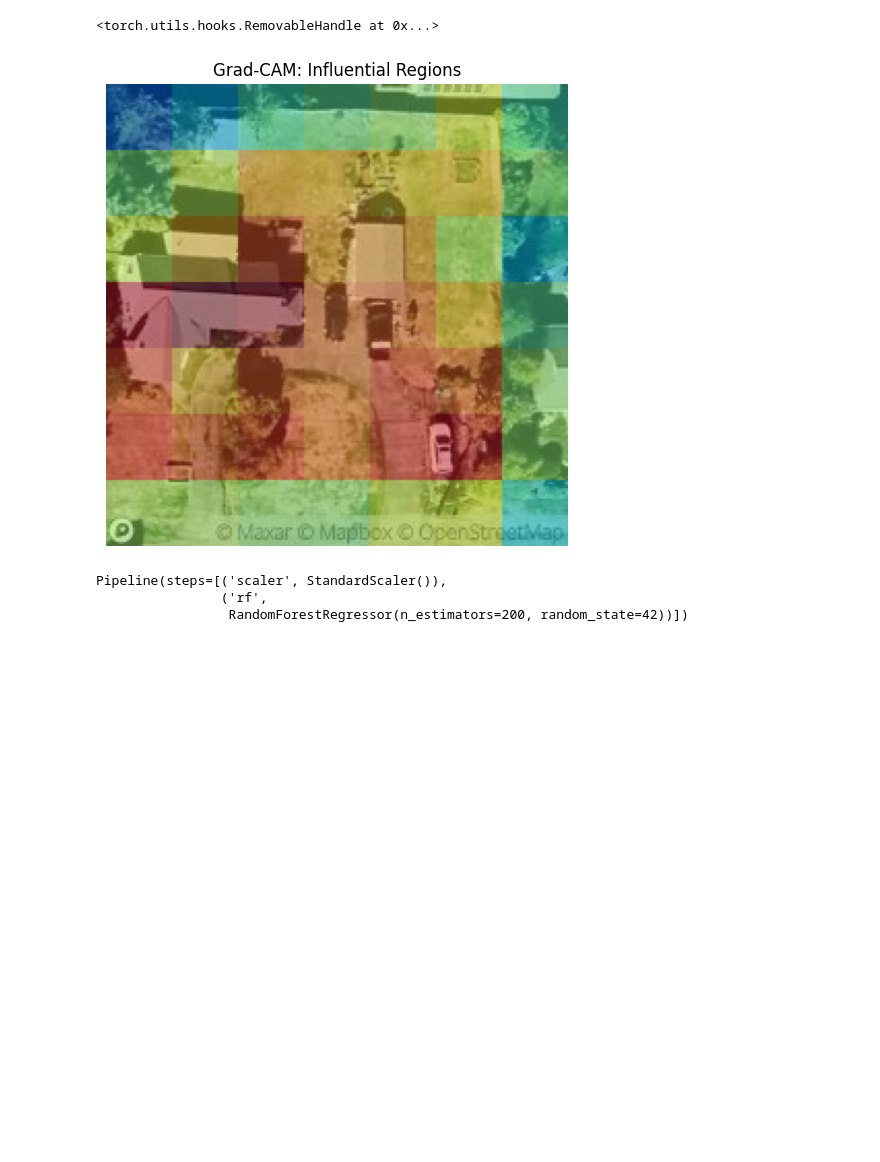
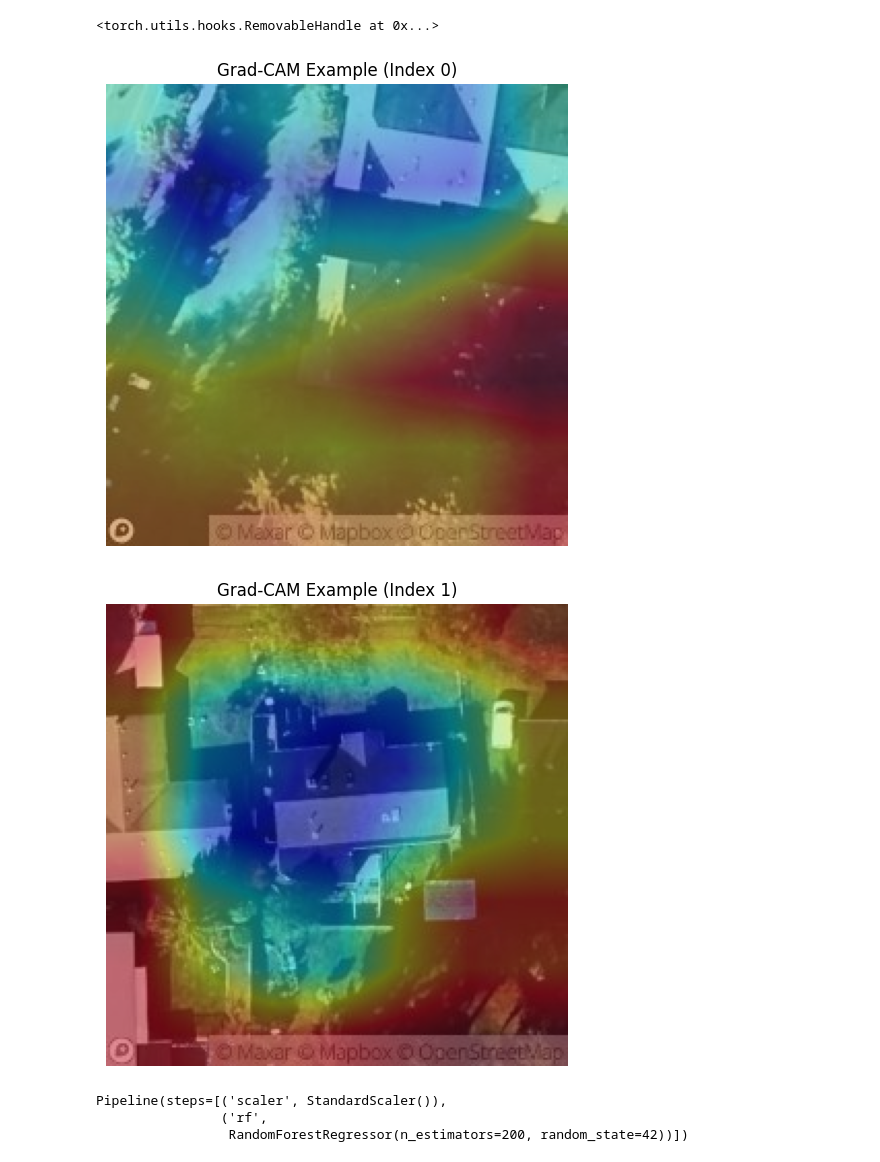
Before and after one commit to VEDxyz7/Satellite-Imagery-Property-Valuation, a Jupyter notebook: notebooks/model_training.ipynb, the cells around one changed output. Drawn from its saved outputs; the diff is of its cells as text; code cells hidden in the pictures; blank space fills up the shorter version.

Commit message:
Final submission: multimodal model, predictions, report-ready structure

```diff
--- a/notebooks/model_training.ipynb
+++ b/notebooks/model_training.ipynb
@@ -174,26 +174,19 @@ target_layer.register_backward_hook(backward_hook)
 for param in model.image_encoder.features.parameters():
     param.requires_grad = True
 # %%
-import cv2
-import numpy as np
-import matplotlib.pyplot as plt
-
 def generate_gradcam(model, image, tabular):
-    global gradients, activations
-
     model.eval()
-    gradients = None
-    activations = None
 
     image = image.unsqueeze(0).to(device)
     tabular = tabular.unsqueeze(0).to(device)
 
-    with torch.enable_grad():
-        output = model(image, tabular)
-        score = output.squeeze()
+    output = model(image, tabular, enable_gradcam=True)
 
-        model.zero_grad()
-        score.backward()
+    model.zero_grad()
+    output.backward()
+
+    gradients = model.image_encoder.feature_maps.grad
+    activations = model.image_encoder.feature_maps
 
     weights = gradients.mean(dim=(2, 3), keepdim=True)
     cam = (weights * activations).sum(dim=1)
@@ -221,34 +219,22 @@ def overlay_gradcam(image, cam, alpha=0.4):
 
     return overlay
 # %%
-import numpy as np
-import matplotlib.pyplot as plt
+indices = range(min(3, len(val_dataset)))
 
-# Get sample
-image, tabular, target = val_dataset[0]
-cam = generate_gradcam(model, image, tabular)
+for i in indices:
+    image, tabular, target = val_dataset[i]
 
-# Convert image to numpy
-img = image.permute(1, 2, 0).cpu().numpy()
-img = (img - img.min()) / (img.max() - img.min())
+    cam = generate_gradcam(model, image, tabular)
+    overlay = overlay_gradcam(image, cam)
 
-# Upscale CAM (7x7 → 224x224)
-cam_up = np.kron(cam, np.ones((32, 32)))
-cam_up = cam_up[:224, :224]
-
-# Apply colormap
-heatmap = plt.cm.jet(cam_up)[:, :, :3]
-
-# Overlay
-overlay = 0.6 * img + 0.4 * heatmap
-
-plt.figure(figsize=(6, 6))
-plt.imshow(overlay)
-plt.axis("off")
-plt.title("Grad-CAM: Influential Regions")
-plt.show()
+    plt.figure(figsize=(6, 6))
+    plt.imshow(overlay)
+    plt.title(f"Grad-CAM Example (Index {i})")
+    plt.axis("off")
+    plt.show()
 # %% [output]
-[figure, old version]
+[figure, new version]
+[figure, added]
 # %%
 from sklearn.ensemble import RandomForestRegressor
 from sklearn.preprocessing import StandardScaler
```
Also changed, not shown: parts of 5 cells of this notebook, 4 other files.
